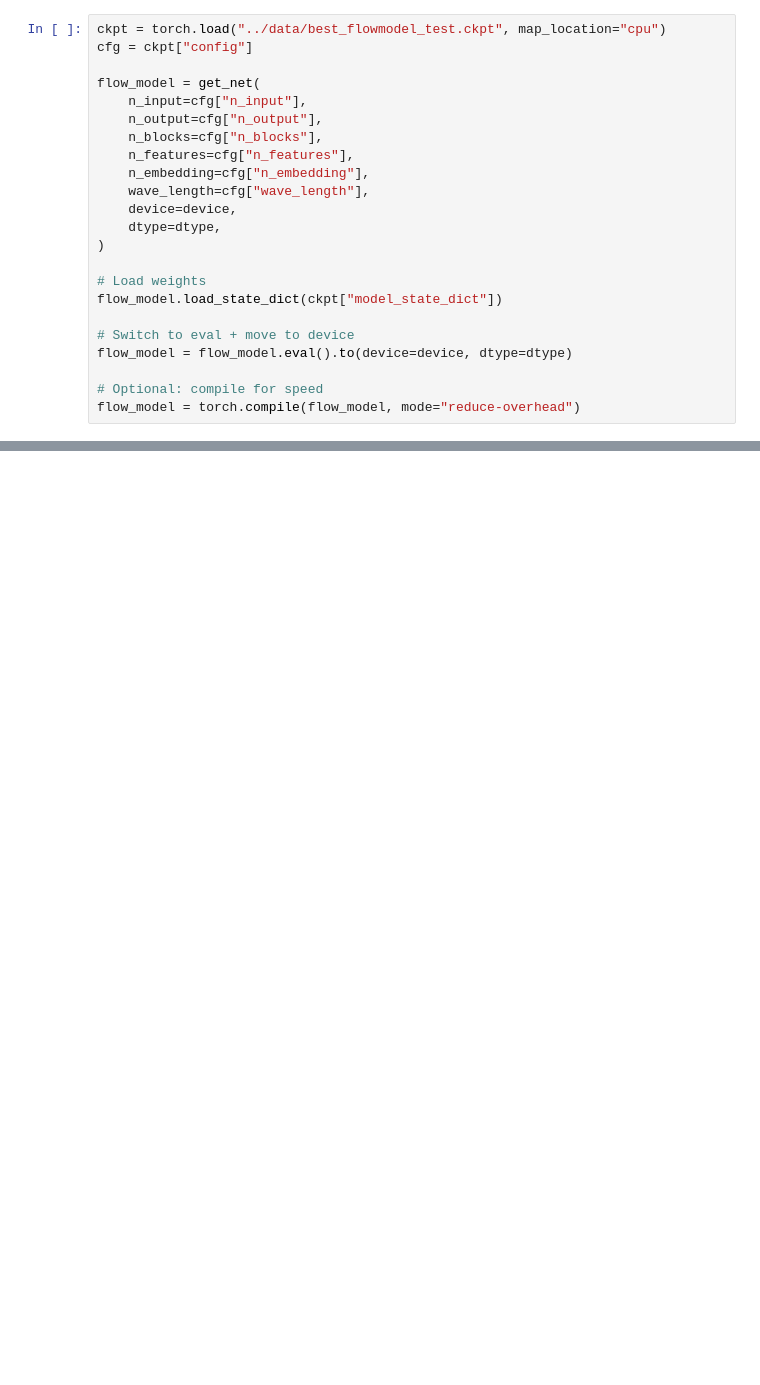
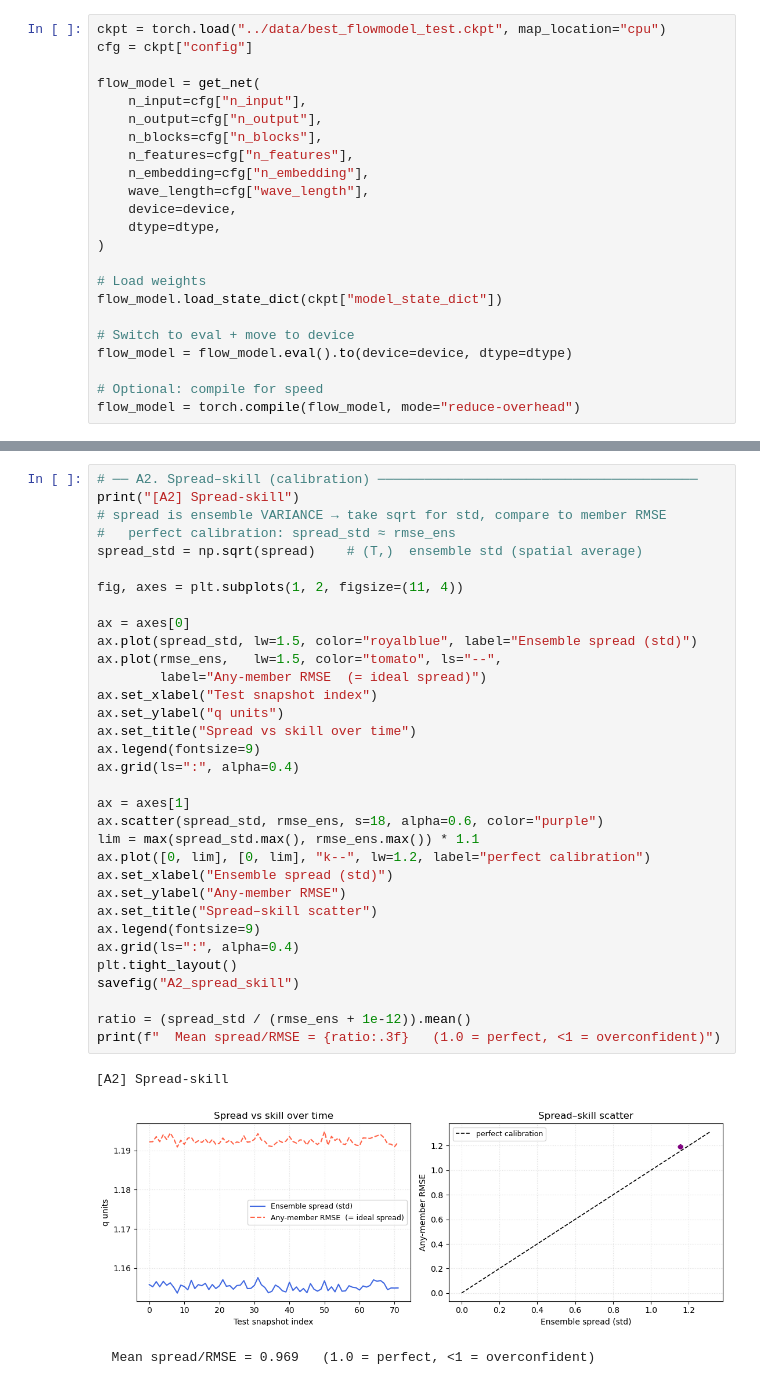
Before and after one commit to zelk-oss/forecasting, a Jupyter notebook: part3_uncond_flow_testing.ipynb, the cells around one changed output, grey strips where cells are left out. Saved outputs shown, nothing was run; the diff lists cells and outputs as text; blank space fills up the shorter version.

```diff
--- a/part3_uncond_flow_testing.ipynb
+++ b/part3_uncond_flow_testing.ipynb
@@ -438,0 +353,37 @@ for i, td in enumerate([0, 4, 8, 20, 40, 60]):
+# %%
+# ── A2. Spread–skill (calibration) ─────────────────────────────────────────
+print("[A2] Spread-skill")
+# spread is ensemble VARIANCE → take sqrt for std, compare to member RMSE
+#   perfect calibration: spread_std ≈ rmse_ens
+spread_std = np.sqrt(spread)    # (T,)  ensemble std (spatial average)
+
+fig, axes = plt.subplots(1, 2, figsize=(11, 4))
+
+ax = axes[0]
+ax.plot(spread_std, lw=1.5, color="royalblue", label="Ensemble spread (std)")
+ax.plot(rmse_ens,   lw=1.5, color="tomato", ls="--",
+        label="Any-member RMSE  (= ideal spread)")
+ax.set_xlabel("Test snapshot index")
+ax.set_ylabel("q units")
+ax.set_title("Spread vs skill over time")
+ax.legend(fontsize=9)
+ax.grid(ls=":", alpha=0.4)
+
+ax = axes[1]
+ax.scatter(spread_std, rmse_ens, s=18, alpha=0.6, color="purple")
+lim = max(spread_std.max(), rmse_ens.max()) * 1.1
+ax.plot([0, lim], [0, lim], "k--", lw=1.2, label="perfect calibration")
+ax.set_xlabel("Ensemble spread (std)")
+ax.set_ylabel("Any-member RMSE")
+ax.set_title("Spread–skill scatter")
+ax.legend(fontsize=9)
+ax.grid(ls=":", alpha=0.4)
+plt.tight_layout()
+savefig("A2_spread_skill")
+
+ratio = (spread_std / (rmse_ens + 1e-12)).mean()
+print(f"  Mean spread/RMSE = {ratio:.3f}   (1.0 = perfect, <1 = overconfident)")
+# %% [output]
+[A2] Spread-skill
+[figure, added]
+  Mean spread/RMSE = 0.969   (1.0 = perfect, <1 = overconfident)
```
Also changed, not shown: parts of 44 cells of this notebook, 1 other file.
